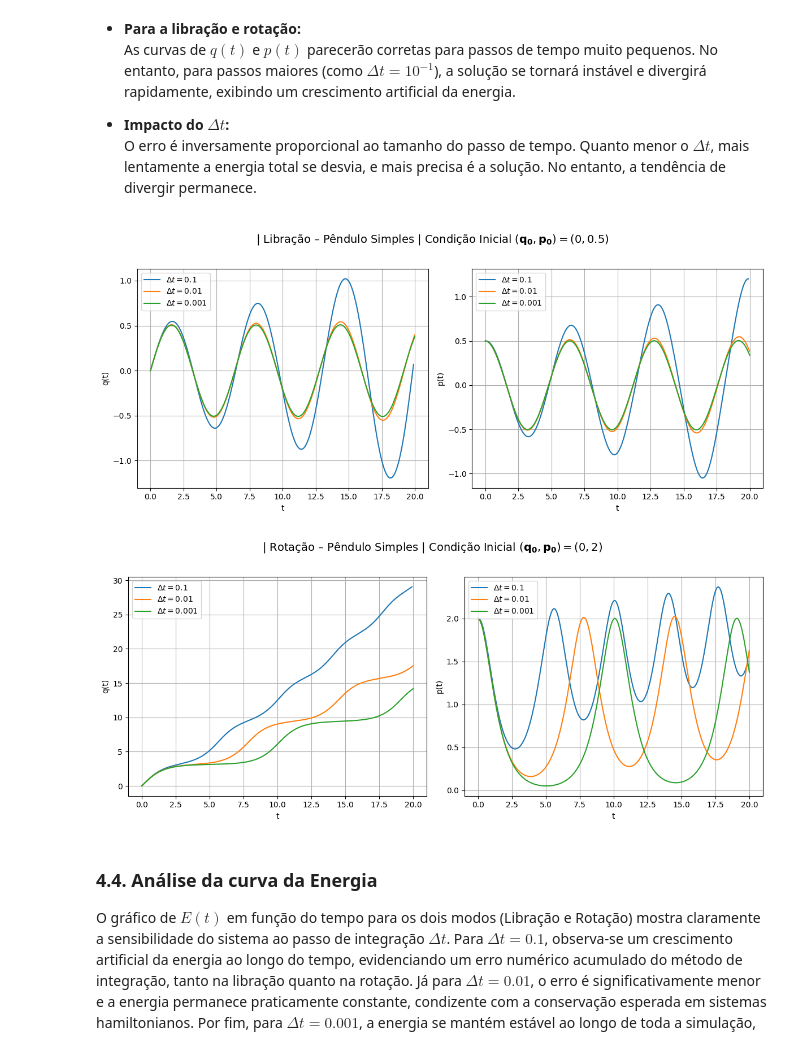
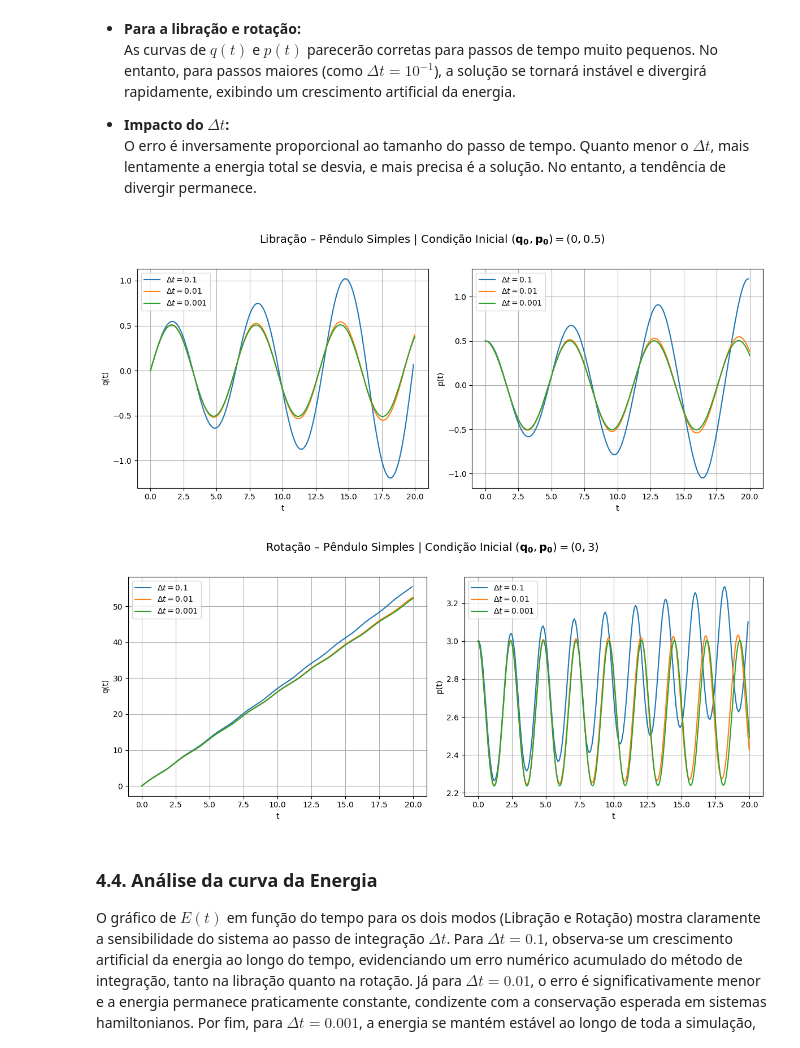
Before and after one commit to Academic-Codex/PGF5005-Mecanica-Classica, a Jupyter notebook: Estudo Dirigido 01/4.Pendulo-Simples.ipynb, the cells around one changed output. Drawn from its saved outputs; the diff is of its cells as text; code cells hidden in the pictures.

```diff
--- a/Estudo Dirigido 01/4.Pendulo-Simples.ipynb
+++ b/Estudo Dirigido 01/4.Pendulo-Simples.ipynb
@@ -73,7 +73,7 @@ def euler_symplectic(q, p, dt):
 import numpy as np
 import matplotlib.pyplot as plt
 
-def integrate_pendulum(initial_state, dt, num_steps, method='conventional'):
+def integrate_pendulum(initial_state, dt, num_steps, method):
     q, p = initial_state
 
     q_list, p_list, E_list, t_list = [], [], [], []
@@ -137,7 +137,7 @@ def plot_qp_separado(integrate_pendulum, time_steps, initial_states):
 
             for dt in time_steps:
                 nsteps = steps_for(dt)
-                q, p, E, t = integrate_pendulum((q0, p0), dt, nsteps)
+                q, p, E, t = integrate_pendulum((q0, p0), dt, nsteps, method='conventional')
 
                 # q(t)
                 axs[0].plot(t, q, label=fr'$\Delta t={dt:g}$')
@@ -145,39 +145,39 @@ def plot_qp_separado(integrate_pendulum, time_steps, initial_states):
                 axs[1].plot(t, p, label=fr'$\Delta t={dt:g}$')
 
             # formatação
-            fig.suptitle(r'| ' + f'{mode}' + r' – Pêndulo Simples | Condição Inicial ' +
+            fig.suptitle(f'{mode}' + r' – Pêndulo Simples | Condição Inicial ' +
              r'$(\mathbf{q_0}, \mathbf{p_0}) = (' + f'{q0:.3g}' + r', ' + f'{p0:.3g}' + r')$',
              fontsize=14, y=1.02)
 
-            axs[0].set_xlabel('t'); axs[0].set_ylabel('q(t)'); axs[0].grid(True); axs[0].legend()
-            axs[1].set_xlabel('t'); axs[1].set_ylabel('p(t)'); axs[1].grid(True); axs[1].legend()
+            axs[0].set_xlabel('t'); axs[0].set_ylabel('q(t)'); axs[0].grid(True); axs[0].legend();
+            axs[1].set_xlabel('t'); axs[1].set_ylabel('p(t)'); axs[1].grid(True); axs[1].legend();
 
             plt.tight_layout()
             plt.show()
 
 
 # ================================
 # Execução das análises
 # ================================
 num_steps_base = 200
 dt_base        = 0.1
 T_target       = num_steps_base * dt_base  # mantém mesmo horizonte de tempo
 
 def steps_for(dt, T=T_target):
     return int(round(T / dt))
 
 time_steps = [0.1, 0.01, 0.001]
 
 # Pode ser um par (q0,p0) por modo...
 initial_states = {
     'Libração': (0.0, 0.5),
-    'Rotação' : (0.0, 2.0),
+    'Rotação' : (0.0, 3.0),
 }
 
 plot_qp_separado(integrate_pendulum, time_steps, initial_states)
 # %% [output]
-[figure, old version]
+[figure, new version]
-[figure, old version]
+[figure, new version]
 # %% [markdown]
 ### 4.4. Análise da curva da Energia
 
```
Also changed, not shown: parts of 6 cells of this notebook, 2 other files.
